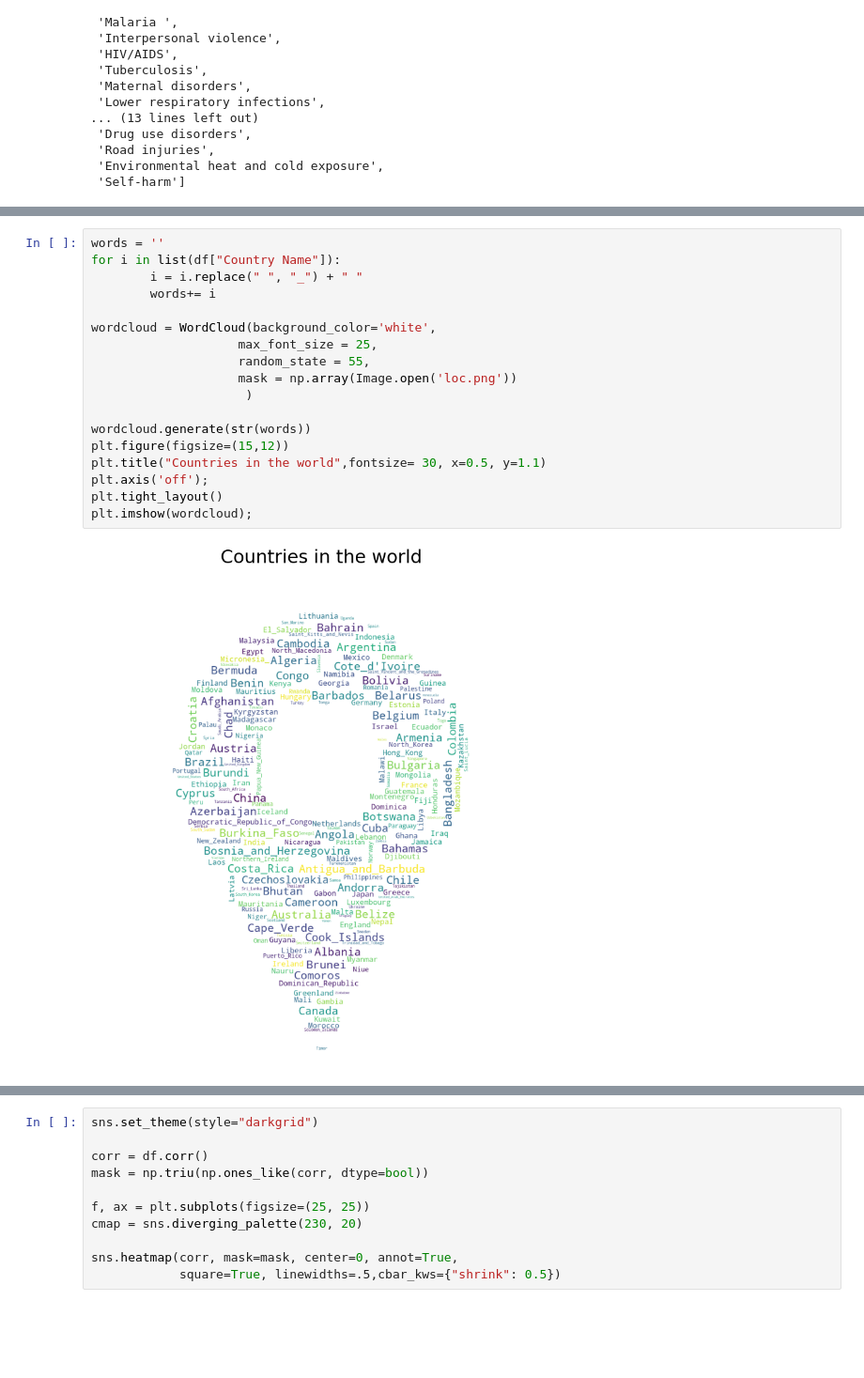
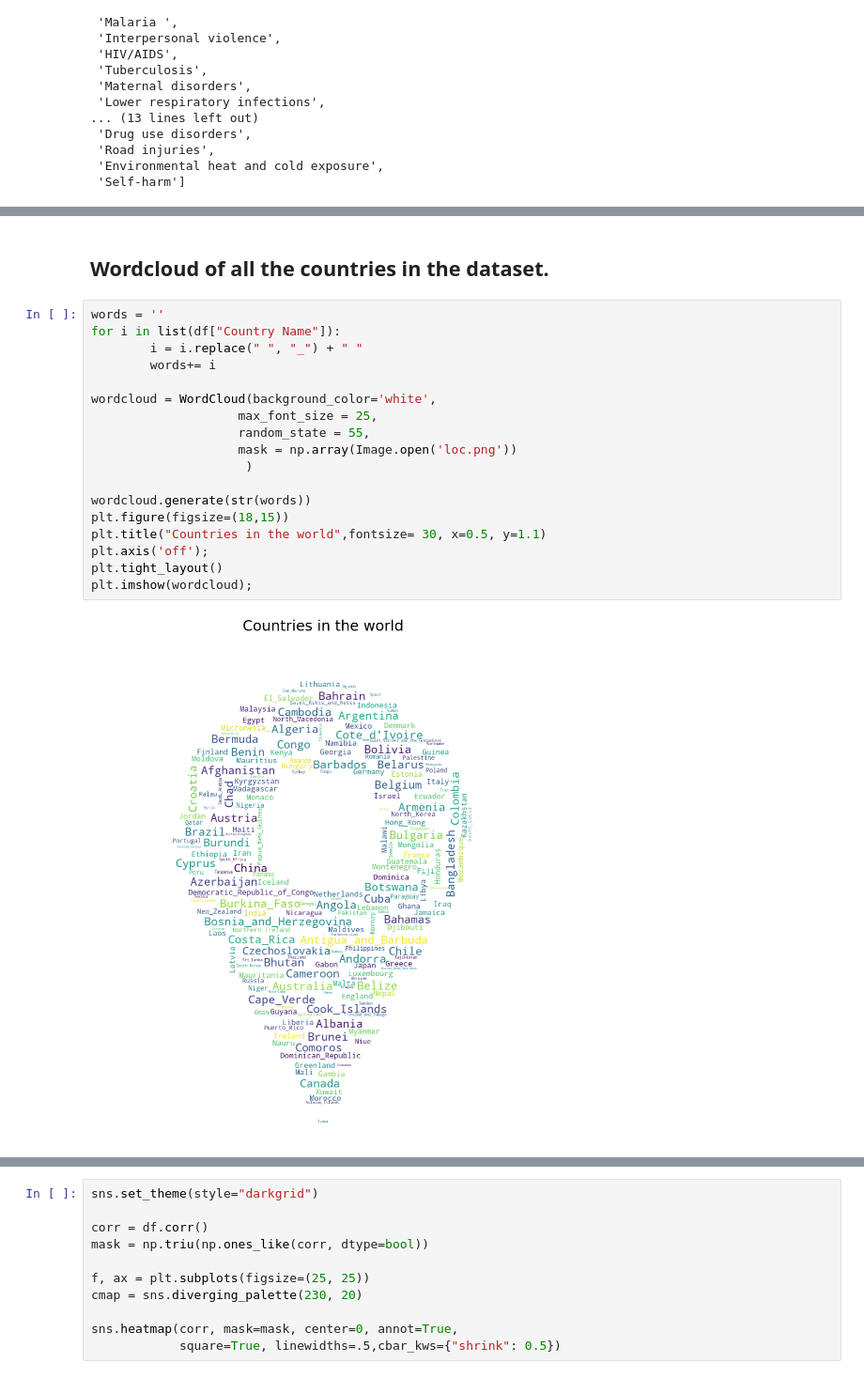
Before and after one commit to Celestine10/Data_Science, a Jupyter notebook: Death_Cause_Analysis/Analysis of Death Cause.ipynb, the cells around one changed output, grey strips where cells are left out. Shown at 94% size. Cells and saved outputs as stored; diff of their text form; blank space fills up the shorter version.

```diff
--- a/Death_Cause_Analysis/Analysis of Death Cause.ipynb
+++ b/Death_Cause_Analysis/Analysis of Death Cause.ipynb
@@ -184,24 +213,26 @@ f.tight_layout()
 [figure]
 [figure]
 [figure]
+# %% [markdown]
+## Wordcloud of all the countries in the dataset.
 # %%
 words = ''
 for i in list(df["Country Name"]):
         i = i.replace(" ", "_") + " "
         words+= i
 
 wordcloud = WordCloud(background_color='white',
                     max_font_size = 25,
                     random_state = 55,
                     mask = np.array(Image.open('loc.png'))
                      )
 
 wordcloud.generate(str(words))
-plt.figure(figsize=(15,12))
+plt.figure(figsize=(18,15))
 plt.title("Countries in the world",fontsize= 30, x=0.5, y=1.1)
 plt.axis('off');
 plt.tight_layout()
 plt.imshow(wordcloud);
 # %% [output]
-[figure, old version]
+[figure, new version]
 # %% [markdown]
```
Also changed, not shown: parts of 19 cells of this notebook.
